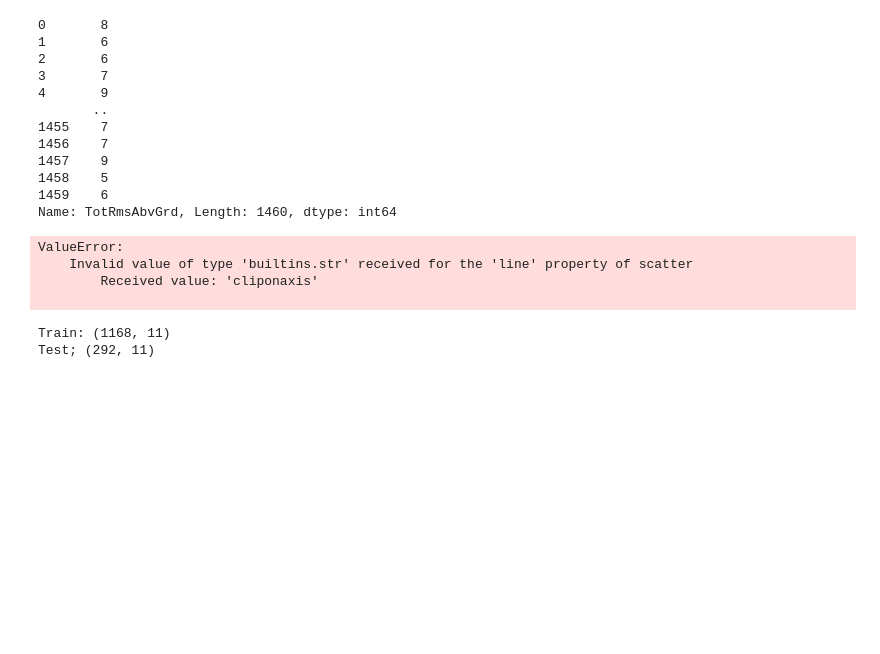
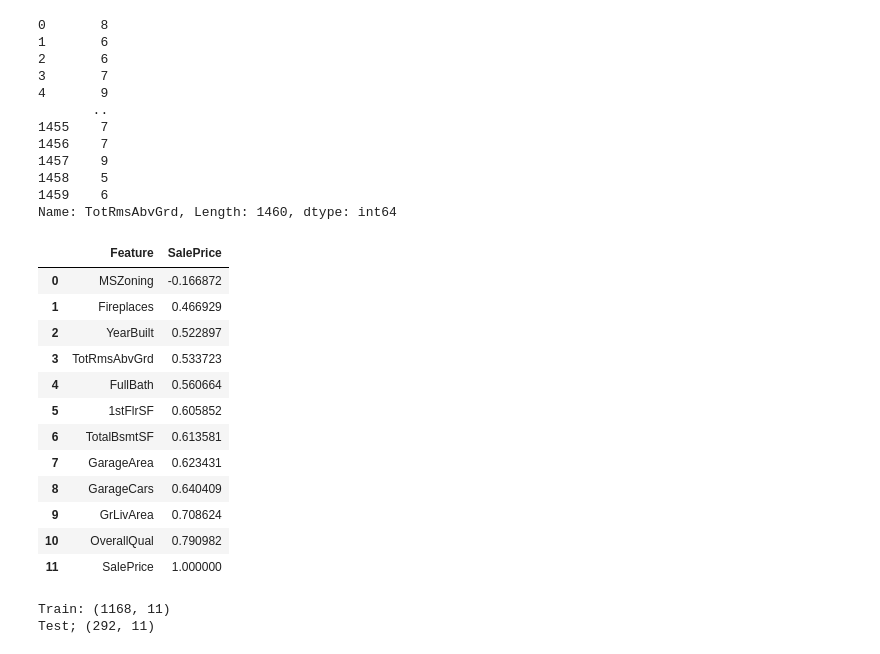
Before and after one commit to teosalza/houses_price, a Jupyter notebook: project/test_notebook.ipynb, the cells around one changed output. Drawn from its saved outputs; the diff is of its cells as text; code cells hidden in the pictures; blank space fills up the shorter version.

```diff
--- a/project/test_notebook.ipynb
+++ b/project/test_notebook.ipynb
@@ -253,23 +288,32 @@ Name: TotRmsAbvGrd, Length: 1460, dtype: int64
 # %%
 
 fig4 = make_subplots(rows=4, cols=3,subplot_titles=("Fireplaces","YearBuilt","FullBath","TotRmsAbvGrd","1stFlrSF","TotalBsmtSF","GarageArea","GarageCars","GrLivArea","OverallQual","SalePrice","MSZoning" ))
 cont = 0
 for i in range (4):
     for j in range (3):
         fig4.add_trace(
-            go.Scatter(x=data_le.iloc[:,cont], y=data_le["SalePrice"],mode="markers",trendline="ols"),
+            go.Scatter(x=data_le.iloc[:,cont], y=data_le["SalePrice"],mode="markers"),
             row=i+1, col=j+1
         )
         cont+=1
 
 fig4.update_layout(height=1200, width=1100, title_text="Correlation scatter matrix")
 fig4.show()
 corr_map_le
 # %% [output]
-ValueError:
-    Invalid value of type 'builtins.str' received for the 'line' property of scatter
-        Received value: 'cliponaxis'
-
+|  | Feature | SalePrice |
+| 0 | MSZoning | -0.166872 |
+| 1 | Fireplaces | 0.466929 |
+| 2 | YearBuilt | 0.522897 |
+| 3 | TotRmsAbvGrd | 0.533723 |
+| 4 | FullBath | 0.560664 |
+| 5 | 1stFlrSF | 0.605852 |
+| 6 | TotalBsmtSF | 0.613581 |
+| 7 | GarageArea | 0.623431 |
+| 8 | GarageCars | 0.640409 |
+| 9 | GrLivArea | 0.708624 |
+| 10 | OverallQual | 0.790982 |
+| 11 | SalePrice | 1.000000 |
 # %%
 #Setting up some model to test which one peforms better
 
```
Also changed, not shown: parts of 5 cells of this notebook, 4 other files.
